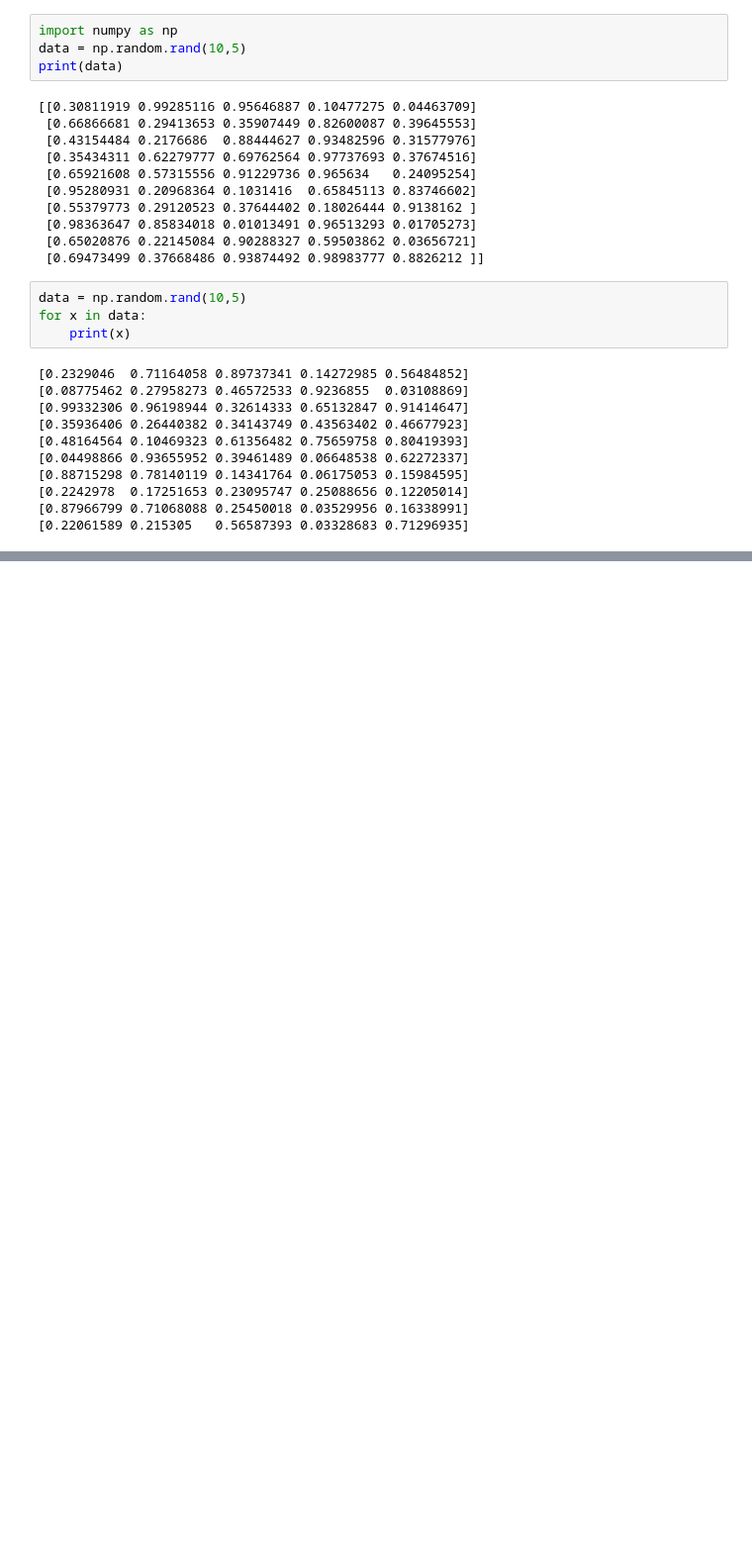
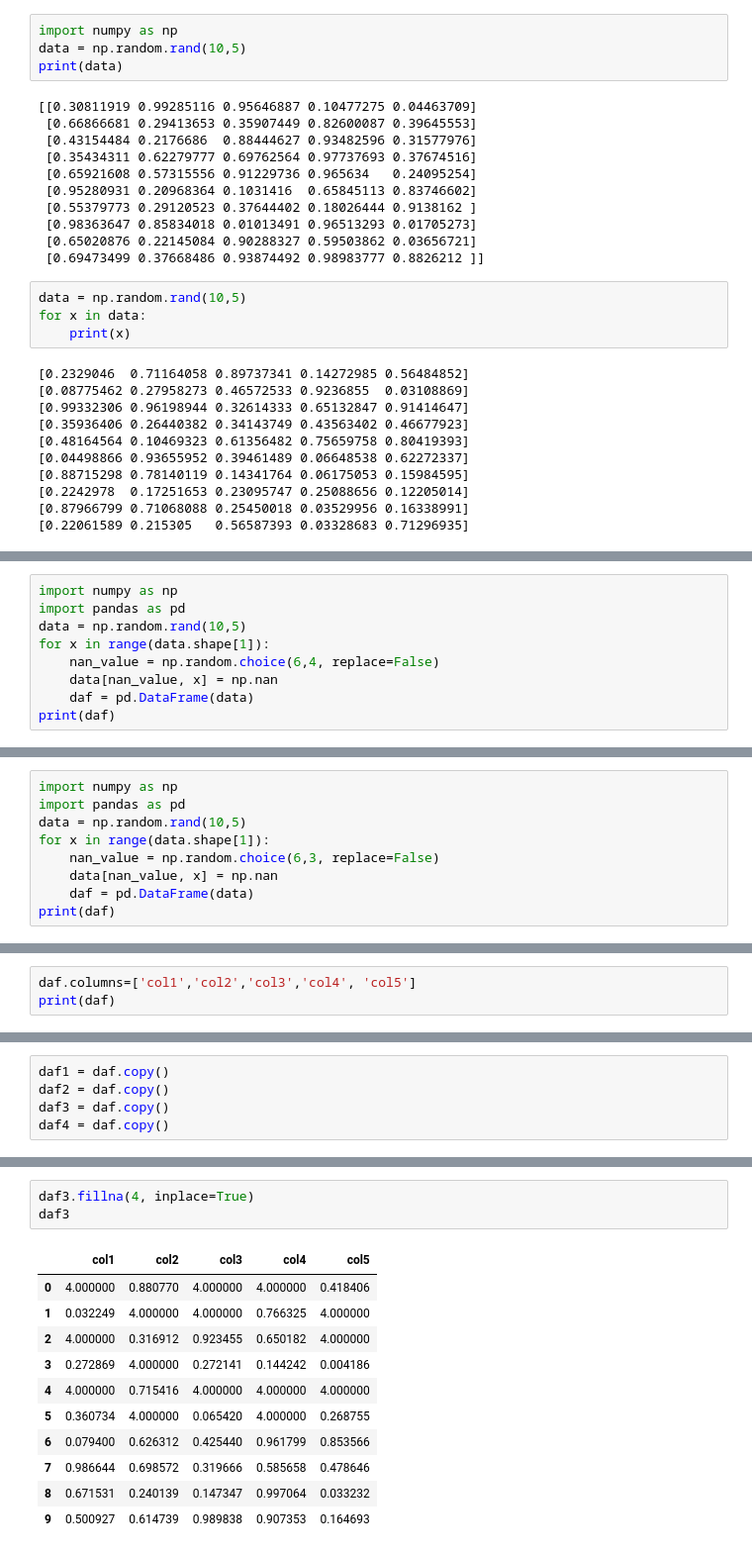
Before and after one commit to Md-Maruf-1727/LearningPractices, a Jupyter notebook: Pandas/Pandas1.ipynb, the cells around one changed output, grey strips where cells are left out. Shown at 99% size. Drawn from its saved outputs; the diff is of its cells as text; blank space fills up the shorter version.

```diff
--- a/Pandas/Pandas1.ipynb
+++ b/Pandas/Pandas1.ipynb
@@ -535,0 +541,9 @@ TypeError: only integer scalar arrays can be converted to a scalar index
+# %%
+import numpy as np
+import pandas as pd
+data = np.random.rand(10,5)
+for x in range(data.shape[1]):
+    nan_value = np.random.choice(6,4, replace=False)
+    data[nan_value, x] = np.nan
+    daf = pd.DataFrame(data)
+print(daf)
@@ -535,0 +578,9 @@ TypeError: only integer scalar arrays can be converted to a scalar index
+# %%
+import numpy as np
+import pandas as pd
+data = np.random.rand(10,5)
+for x in range(data.shape[1]):
+    nan_value = np.random.choice(6,3, replace=False)
+    data[nan_value, x] = np.nan
+    daf = pd.DataFrame(data)
+print(daf)
@@ -535,0 +599,3 @@ TypeError: only integer scalar arrays can be converted to a scalar index
+# %%
+daf.columns=['col1','col2','col3','col4', 'col5']
+print(daf)
@@ -535,0 +614,5 @@ TypeError: only integer scalar arrays can be converted to a scalar index
+# %%
+daf1 = daf.copy()
+daf2 = daf.copy()
+daf3 = daf.copy()
+daf4 = daf.copy()
@@ -535,0 +683,15 @@ TypeError: only integer scalar arrays can be converted to a scalar index
+# %%
+daf3.fillna(4, inplace=True)
+daf3
+# %% [output]
+|  | col1 | col2 | col3 | col4 | col5 |
+| 0 | 4.000000 | 0.880770 | 4.000000 | 4.000000 | 0.418406 |
+| 1 | 0.032249 | 4.000000 | 4.000000 | 0.766325 | 4.000000 |
+| 2 | 4.000000 | 0.316912 | 0.923455 | 0.650182 | 4.000000 |
+| 3 | 0.272869 | 4.000000 | 0.272141 | 0.144242 | 0.004186 |
+| 4 | 4.000000 | 0.715416 | 4.000000 | 4.000000 | 4.000000 |
+| 5 | 0.360734 | 4.000000 | 0.065420 | 4.000000 | 0.268755 |
+| 6 | 0.079400 | 0.626312 | 0.425440 | 0.961799 | 0.853566 |
+| 7 | 0.986644 | 0.698572 | 0.319666 | 0.585658 | 0.478646 |
+| 8 | 0.671531 | 0.240139 | 0.147347 | 0.997064 | 0.033232 |
+| 9 | 0.500927 | 0.614739 | 0.989838 | 0.907353 | 0.164693 |
```
Also changed, not shown: parts of 21 cells of this notebook.
